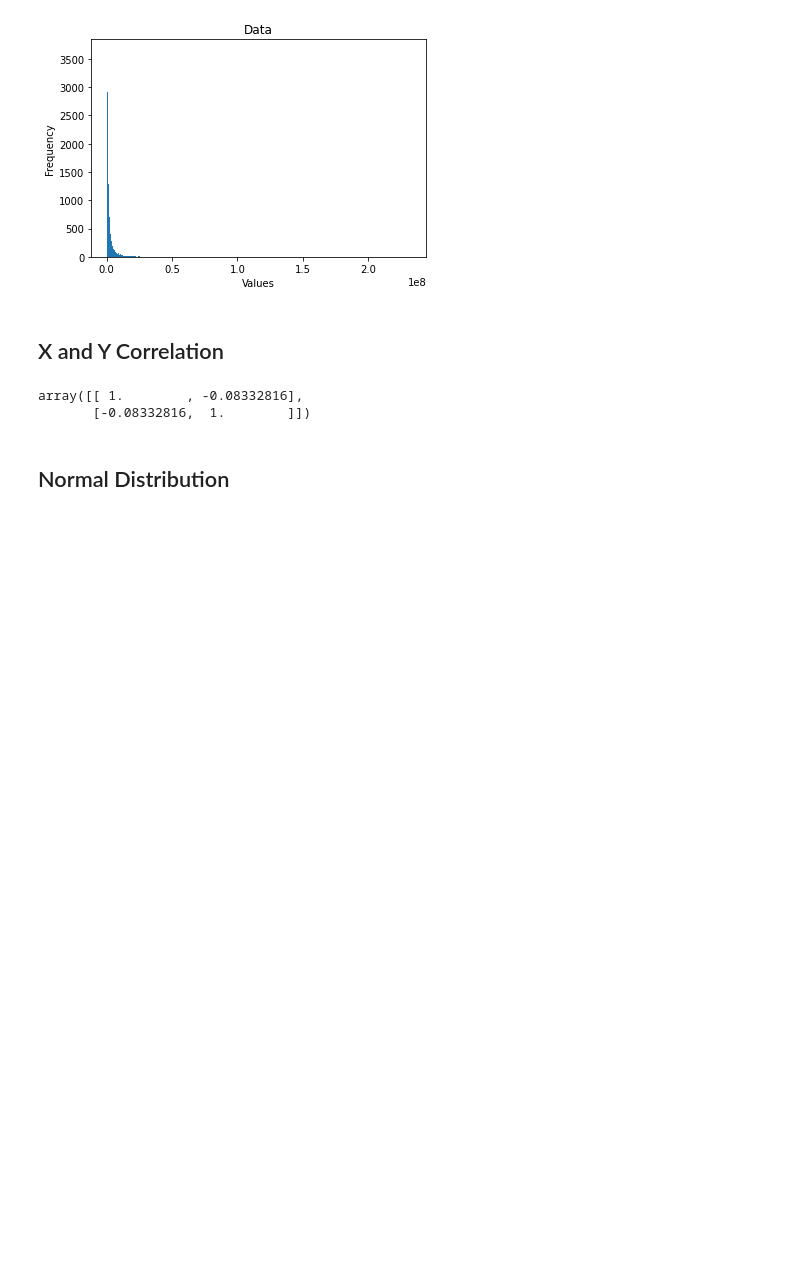
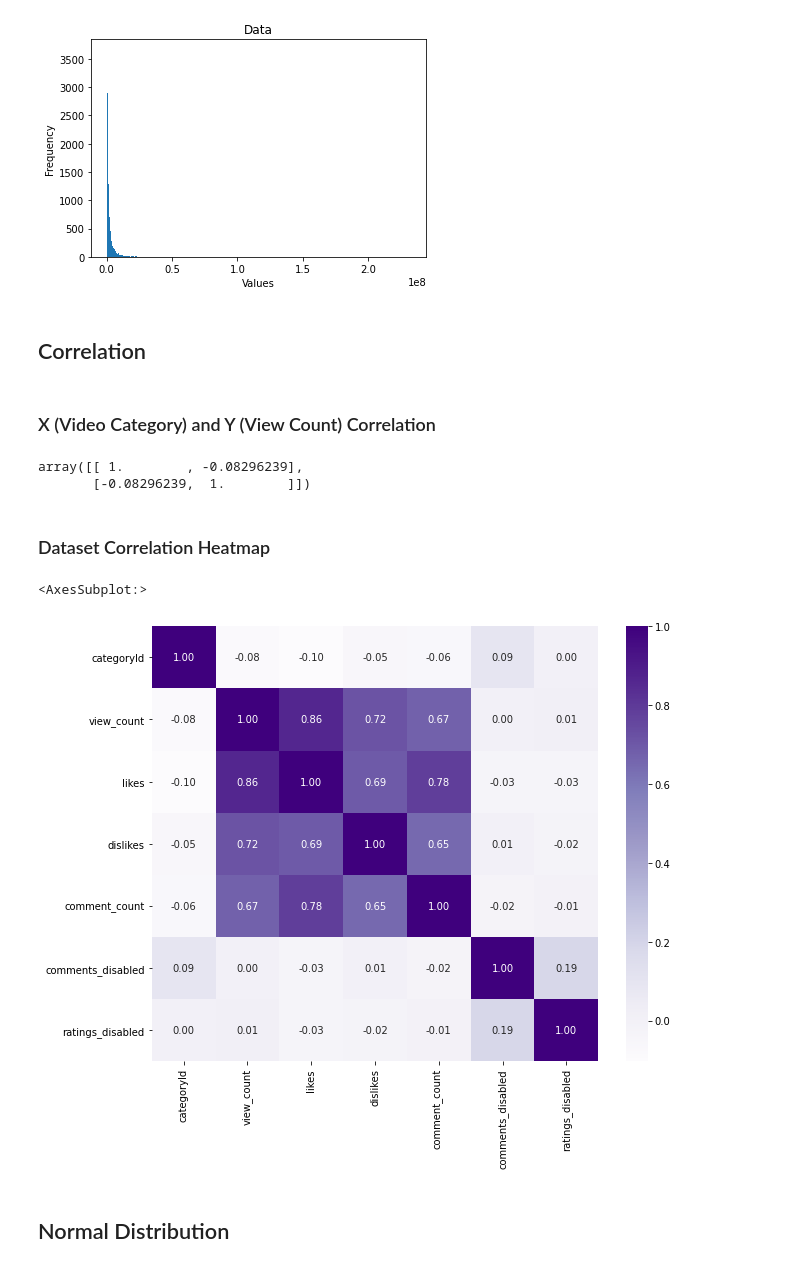
Before and after one commit to GabrielBueno200/Dataset-probability-and-statistics, a Jupyter notebook: Python/main.ipynb, the cells around one changed output. Saved outputs shown, nothing was run; the diff lists cells and outputs as text; code cells hidden in the pictures; blank space fills up the shorter version.

Commit message:
feat(): add data treatment and change layout
Signed-off-by: João Vitor Dias <joao.dias.santos223@gmail.com>

```diff
--- a/Python/main.ipynb
+++ b/Python/main.ipynb
@@ -57 +62,3 @@ Number of duplicated values: 0
+# %%
+data = data.drop_duplicates()
 # %% [markdown]
@@ -64,0 +86,2 @@ import numpy as np
+# %%
+data = data.dropna(axis=0, how='any')
@@ -183,15 +225,24 @@ plt.xlabel('Values')
 plt.show()
 # %% [output]
 [figure]
+# %% [markdown]
+## Correlation
 # %% [markdown]
-## X and Y Correlation
+### X (Video Category) and Y (View Count) Correlation
 # %%
-# (Correlation Coefficients XY)
-
 np.corrcoef(x, y)
 # %% [output]
-array([[ 1.        , -0.08332816],
-       [-0.08332816,  1.        ]])
+array([[ 1.        , -0.08296239],
+       [-0.08296239,  1.        ]])
+# %% [markdown]
+### Dataset Correlation Heatmap
+# %%
+corr = data.corr()
+plt.figure(figsize=(10, 8))
+sns.heatmap(corr, annot=True, fmt='.2f', cmap='Purples')
+# %% [output]
+<AxesSubplot:>
+[figure, added]
 # %% [markdown]
 ## Normal Distribution
 # %% [markdown]
```
Also changed, not shown: parts of 39 cells of this notebook, 1 other file.
